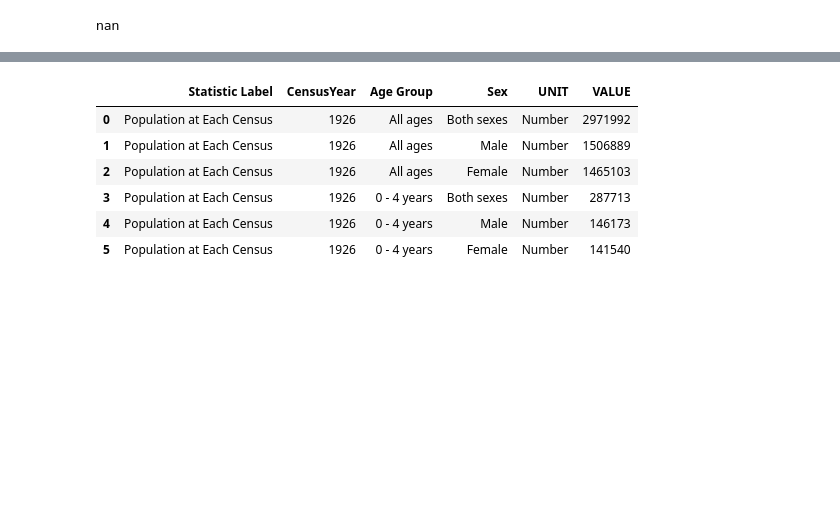
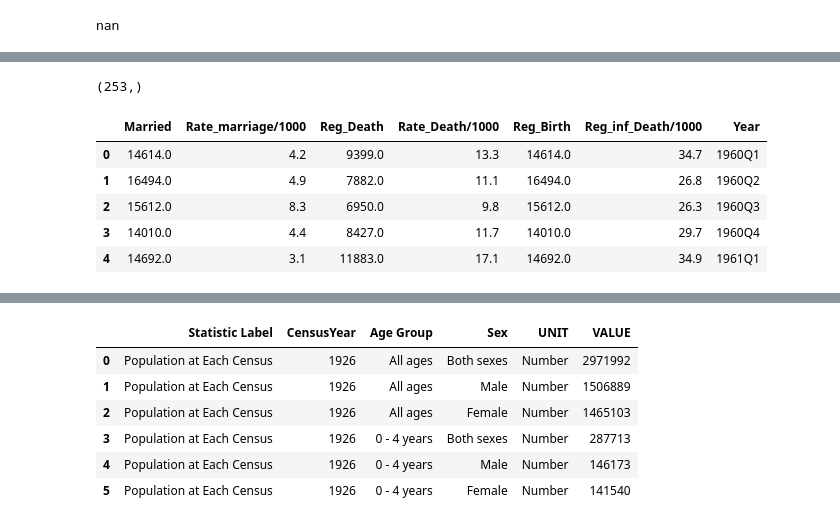
Before and after one commit to Ayomide-ola/Stategic_thinking-CA2, a Jupyter notebook: Population_CA2.ipynb, the cells around one changed output, grey strips where cells are left out. Cells and saved outputs as stored; diff of their text form; code cells hidden in the pictures; blank space fills up the shorter version.

```diff
--- a/Population_CA2.ipynb
+++ b/Population_CA2.ipynb
@@ -371,0 +384,4 @@ nan
+# %%
+rate_Death_list = pop['VALUE'][pop['Statistic Label']=='Death Rate Registered per 1000 Estimated Population'].tolist()
+# %%
+Infant_Death_list = pop['VALUE'][pop['Statistic Label']=='Deaths of Infants under 1 Year Registered per 1000 Births'].tolist()
@@ -371,0 +390,2 @@ nan
+# %%
+POP= pd.DataFrame({'Married':reg_Marriage_list,'Rate_marriage/1000': rate_Marriage_list, 'Reg_Death':reg_death_list,'Rate_Death/1000': rate_Death_list, 'Reg_Birth': reg_Birth_list, 'Reg_inf_Death/1000':Infant_Death_list})
@@ -371,0 +414,15 @@ nan
+# %%
+POP['Married'].shape
+# %% [output]
+(253,)
+# %%
+POP['Year']= pop['Quarter']
+# %%
+POP.head()
+# %% [output]
+|  | Married | Rate_marriage/1000 | Reg_Death | Rate_Death/1000 | Reg_Birth | Reg_inf_Death/1000 | Year |
+| 0 | 14614.0 | 4.2 | 9399.0 | 13.3 | 14614.0 | 34.7 | 1960Q1 |
+| 1 | 16494.0 | 4.9 | 7882.0 | 11.1 | 16494.0 | 26.8 | 1960Q2 |
+| 2 | 15612.0 | 8.3 | 6950.0 | 9.8 | 15612.0 | 26.3 | 1960Q3 |
+| 3 | 14010.0 | 4.4 | 8427.0 | 11.7 | 14010.0 | 29.7 | 1960Q4 |
+| 4 | 14692.0 | 3.1 | 11883.0 | 17.1 | 14692.0 | 34.9 | 1961Q1 |
```
Also changed, not shown: parts of 30 cells of this notebook.
